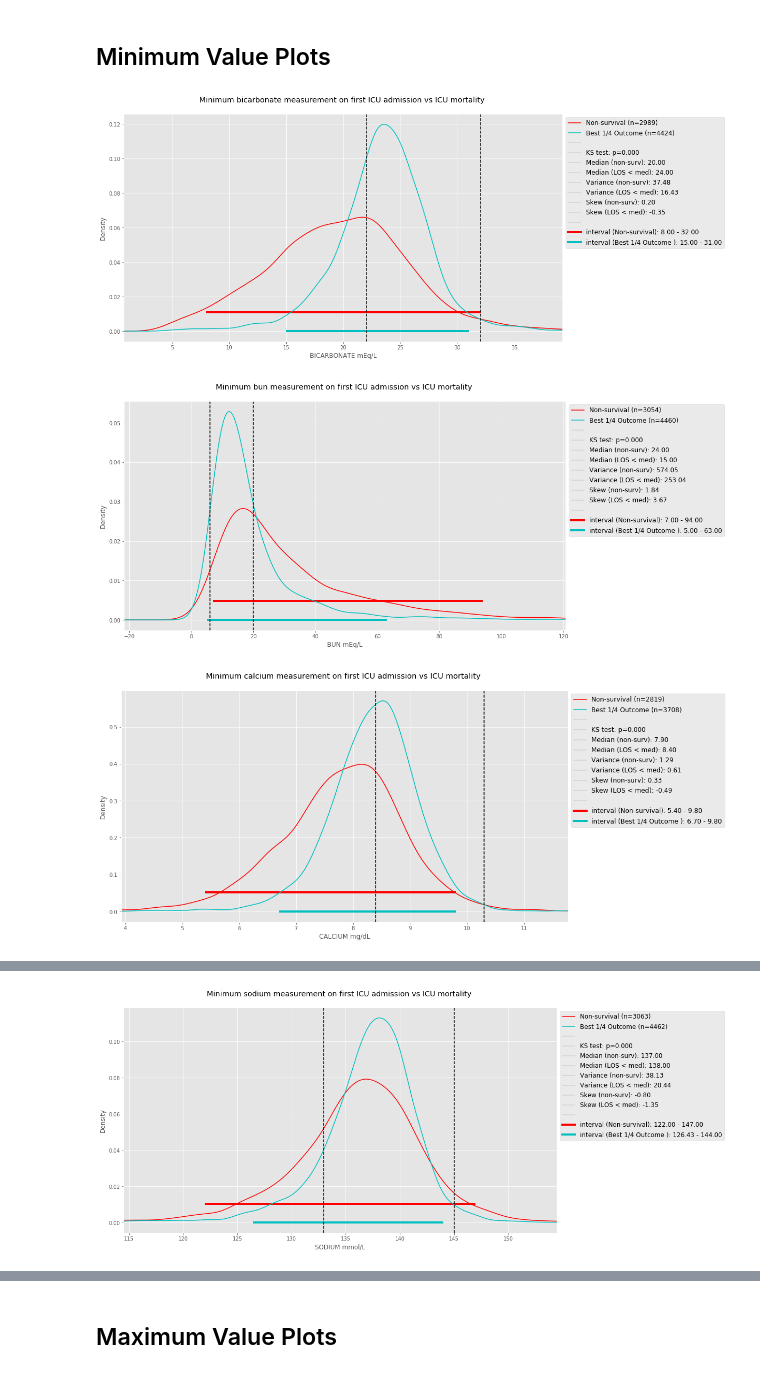
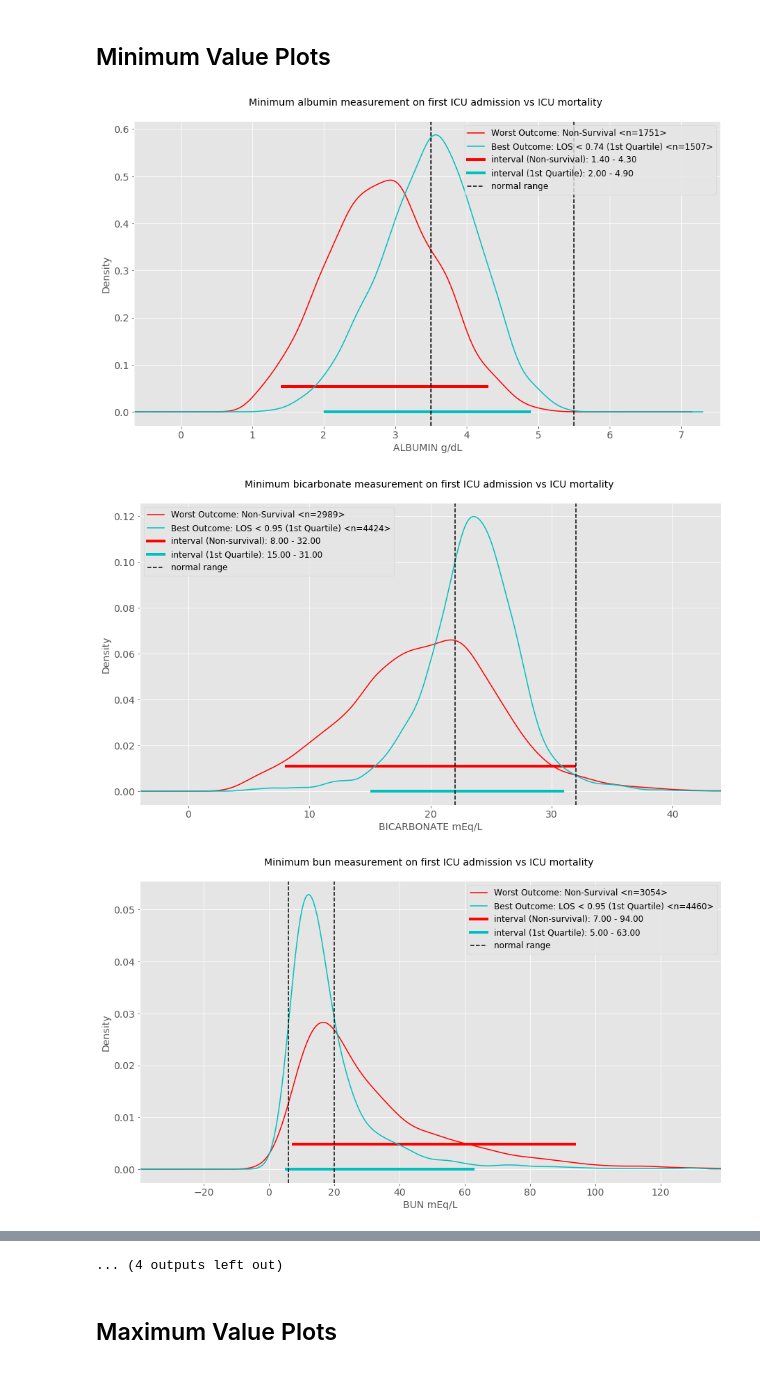
Before and after one commit to nus-mornin-lab/First_Lab, a Jupyter notebook: first_lab_figures_minmax.ipynb, the cells around one changed output, grey strips where cells are left out. Saved outputs shown, nothing was run; the diff lists cells and outputs as text; code cells hidden in the pictures.

Commit message:
Albumin Glucose added. Figure revised

```diff
--- a/first_lab_figures_minmax.ipynb
+++ b/first_lab_figures_minmax.ipynb
@@ -33,11 +35,13 @@ Free Calcium | 1.1 | 1.35 | mmol/L
 # Keys should match the lab names in the query below
 # Are these values correct given the units? Need to check.
 
-lab_ranges = {'BICARBONATE': [22,32],
+lab_ranges = {'ALBUMIN':[3.5, 5.5],
+              'BICARBONATE': [22,32],
               'BUN': [6,20],
               'CALCIUM': [8.4,10.3],
               'CHLORIDE': [96,108],
               'CREATININE': [0.4,1.1],
+              'GLUCOSE':[70.0, 100.0],
               'HEMOGLOBIN': [11.2,15.7],
               'LACTATE': [0.5,2.0],
               'MAGNESIUM': [1.6,2.6],
@@ -114,9 +101,12 @@ data = mimic.copy()
 # %%
-labs = {'BICARBONATE': 'mEq/L',
+labs = {
+        'ALBUMIN': 'g/dL',
+        'BICARBONATE': 'mEq/L',
         'BUN': 'mEq/L',
         'CALCIUM': 'mg/dL',
         'CHLORIDE': 'mEq/L',
         'CREATININE': 'mEq/L',
+        'GLUCOSE': 'mg/dL',
         'HEMOGLOBIN': 'g/dL',
         'LACTATE': 'mmol/L',
         'MAGNESIUM': 'mmol/L',
@@ -145,6 +135,7 @@ for l, u in iter(sorted(labs.iteritems())):
     var_less = data.sort_values(by=['los'])[l.lower()+'_min'][cond_less].dropna().head(quater).var()
     skew_nonsurv = data[l.lower()+'_min'][data.mort_icu==1].dropna().skew()
     skew_less = data.sort_values(by=['los'])[l.lower()+'_min'][cond_less].dropna().head(quater).skew()
+    los_quarter = data.sort_values(by=['los'])['los'][cond_less].dropna().head(quater).max().round(2)
 
     # Are the 2 samples drawn from the same continuous distribution?
     # Try Kolmogorov Smirnov test
@@ -154,67 +145,68 @@ for l, u in iter(sorted(labs.iteritems())):
     # plot
     fig, ax = plt.subplots(figsize=(15,8))
     data[l.lower()+'_min'][data.mort_icu==1].dropna().plot.kde(
-        alpha=1.0,label='Non-survival (n={})'.format(n_nonsurv), color='r')
+        alpha=1.0,label='Worst Outcome: Non-Survival <n={}>'.format(n_nonsurv), color='r')
     data.sort_values(by=['los'])[l.lower()+'_min'][cond_less].dropna().head(quater).plot.kde(
-        alpha=1.0,label='Best 1/4 Outcome (n={})'.format(quater), color='c')
+        alpha=1.0,label='Best Outcome: LOS < {} (1st Quartile) <n={}>'.format(los_quarter, quater), color='c')
 
-    # fake plots for KS test, median, etc
-    plt.plot([], label=' ',color='lightgray')
-    plt.plot([], label='KS test: p={}'.format(format(p_val,'.3f')),
-             color='lightgray')
-    plt.plot([], label='Median (non-surv): {}'.format(format(med_nonsurv,'.2f')),
-             color='lightgray')
-    plt.plot([], label='Median (LOS < med): {}'.format(format(med_less,'.2f')),
-             color='lightgray')
-    plt.plot([], label='Variance (non-surv): {}'.format(format(var_nonsurv,'.2f')),
-             color='lightgray')
-    plt.plot([], label='Variance (LOS < med): {}'.format(format(var_less,'.2f')),
-             color='lightgray')
-    plt.plot([], label='Skew (non-surv): {}'.format(format(skew_nonsurv,'.2f')),
-             color='lightgray')
-    plt.plot([], label='Skew (LOS < med): {}'.format(format(skew_less,'.2f')),
-             color='lightgray')
+#     # fake plots for KS test, median, etc
+#     plt.plot([], label=' ',color='lightgray')
+#     plt.plot([], label='KS test: p={}'.format(format(p_val,'.3f')),
+#              color='lightgray')
+#     plt.plot([], label='Median (non-surv): {}'.format(format(med_nonsurv,'.2f')),
+#              color='lightgray')
+#     plt.plot([], label='Median (LOS < med): {}'.format(format(med_less,'.2f')),
+#              color='lightgray')
+#     plt.plot([], label='Variance (non-surv): {}'.format(format(var_nonsurv,'.2f')),
+#              color='lightgray')
+#     plt.plot([], label='Variance (LOS < med): {}'.format(format(var_less,'.2f')),
+#              color='lightgray')
+#     plt.plot([], label='Skew (non-surv): {}'.format(format(skew_nonsurv,'.2f')),
+#              color='lightgray')
+#     plt.plot([], label='Skew (LOS < med): {}'.format(format(skew_less,'.2f')),
+#              color='lightgray')
 
     # add 95% percentail
     a1 = data[l.lower()+'_min'][data.mort_icu==1].quantile(0.025)
     a2 = data[l.lower()+'_min'][data.mort_icu==1].quantile(0.975)
     b1 = data.sort_values(by=['los'])[l.lower()+'_min'][cond_less].head(quater).quantile(0.025)
     b2 = data.sort_values(by=['los'])[l.lower()+'_min'][cond_less].head(quater).quantile(0.975)
     #y1 = [0.005, 0.005]
     #y2 = [0.055, 0.055]
     dy = 0.5
     i = 1  # 0 for dx
     tmp = ax.transData.transform([(0,0), (1,1)])
     tmp = tmp[1,i] - tmp[0,i]  # 1 unit in display coords
     tmp = 1/tmp  # 1 pixel in display coords
     tmp = tmp*dy*ax.get_figure().get_dpi()  # shift pixels in display coords
     #print a1, a2, b1, b2
     plt.hlines(y=tmp, xmin = a1, xmax = a2, linewidth=4, linestyle='-', color='r')
     plt.hlines(y=0, xmin = b1, xmax = b2, linewidth=4, linestyle='-', color='c')
-    plt.plot([], label=' ', color='lightgray')
+    #plt.plot([], label=' ', color='lightgray')
     plt.plot([], label='interval (Non-survival): {} - {}'.format(format(a1, '.2f'), format(a2, '.2f')),
                  color='red', linewidth=4)
-    plt.plot([], label='interval (Best 1/4 Outcome ): {} - {}'.format(format(b1, '.2f'), format(b2, '.2f')),
+    plt.plot([], label='interval (1st Quartile): {} - {}'.format(format(b1, '.2f'), format(b2, '.2f')),
                  color='c', linewidth=4)
-
+    if l in lab_ranges and lab_ranges[l]:
+        plt.axvline(lab_ranges[l][0],color='k',linestyle='--', label='normal range')
+        plt.axvline(lab_ranges[l][1],color='k',linestyle='--')
 
 
     # add title, labels etc.
     plt.title('Minimum {} measurement on first ICU admission '.format(l.lower()) +
-               'vs ICU mortality \n')
-    plt.xlabel(l + ' ' + u)
-    plt.legend(loc="upper left", bbox_to_anchor=(1,1),fontsize=12)
+               'vs ICU mortality \n', fontsize=14)
+    plt.xlabel(l + ' ' + u, fontsize=14)
+    plt.ylabel("Density", fontsize=14)
+    plt.legend(fontsize=12)
+    #plt.legend(loc="upper left", bbox_to_anchor=(1,1),fontsize=14)
     #plt.xlim(data[l.lower()+'_min'].quantile(0.00001), data[l.lower()+'_min'].quantile(0.99))
     plot_range = [min(a1, b1, lab_ranges[l][0]), max(a2, b2, lab_ranges[l][1])]
     diff = plot_range[1] - plot_range[0]
     #plt.xlim(data[l.lower()+'_min'].min(axis=0), data[l.lower()+'_min'].max(axis=0))
-    plt.xlim(plot_range[0] - 0.3 * diff, plot_range[1] + 0.3 * diff)
+    plt.xlim(plot_range[0] - 0.5 * diff, plot_range[1] + 0.5 * diff)
 
-    # Add lab range if available
-    if l in lab_ranges and lab_ranges[l]:
-        plt.axvline(lab_ranges[l][0],color='k',linestyle='--')
-        plt.axvline(lab_ranges[l][1],color='k',linestyle='--')
+    plt.tick_params(axis='both', labelsize=14)
 # %% [output]
-[figure, old version]
+[figure, new version]
-[figure, old version]
+[figure, new version]
-[figure, old version]
+[figure, new version]
@@ -230 +221,0 @@ for l, u in iter(sorted(labs.iteritems())):
-[figure, removed]
@@ -232,3 +222,4 @@ for l, u in iter(sorted(labs.iteritems())):
+... (4 outputs left out)
 # %% [markdown]
 ## Maximum Value Plots
 # %%
```
Also changed, not shown: parts of 9 cells of this notebook, 1 other file.
